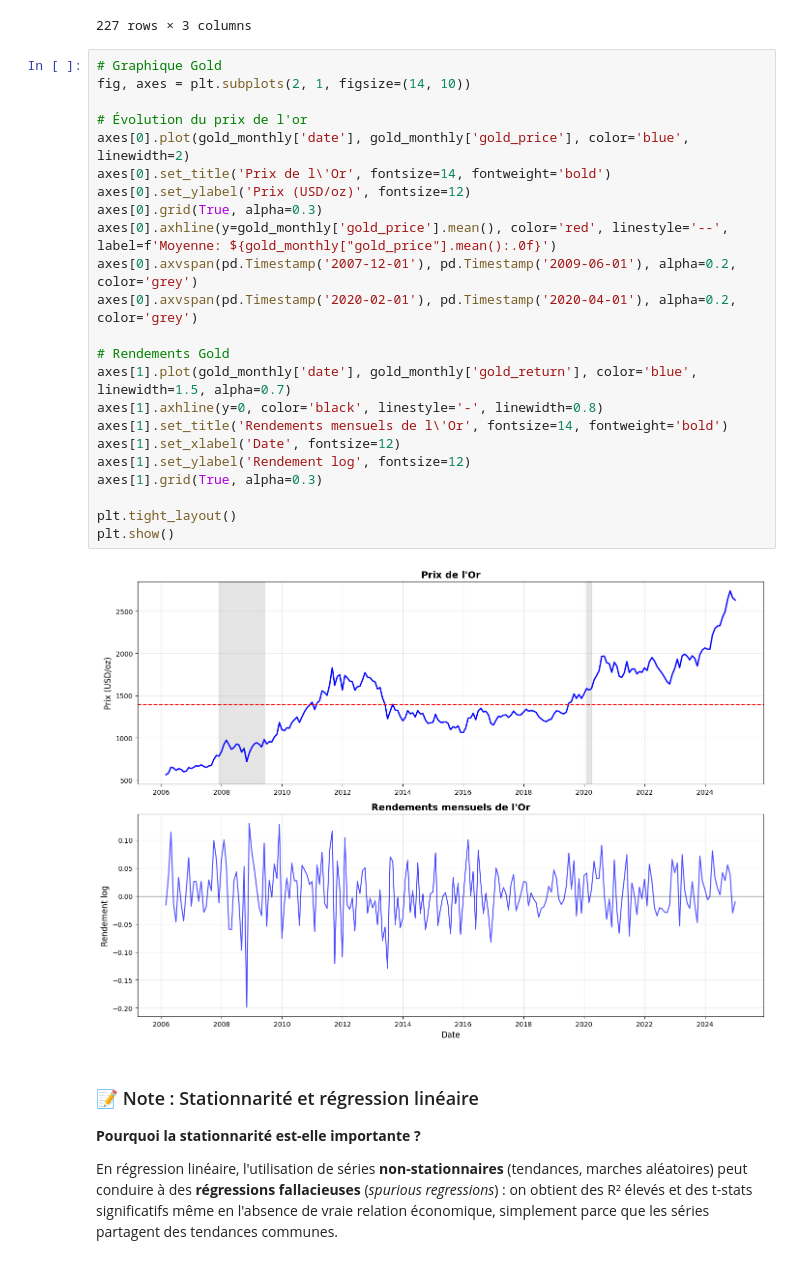
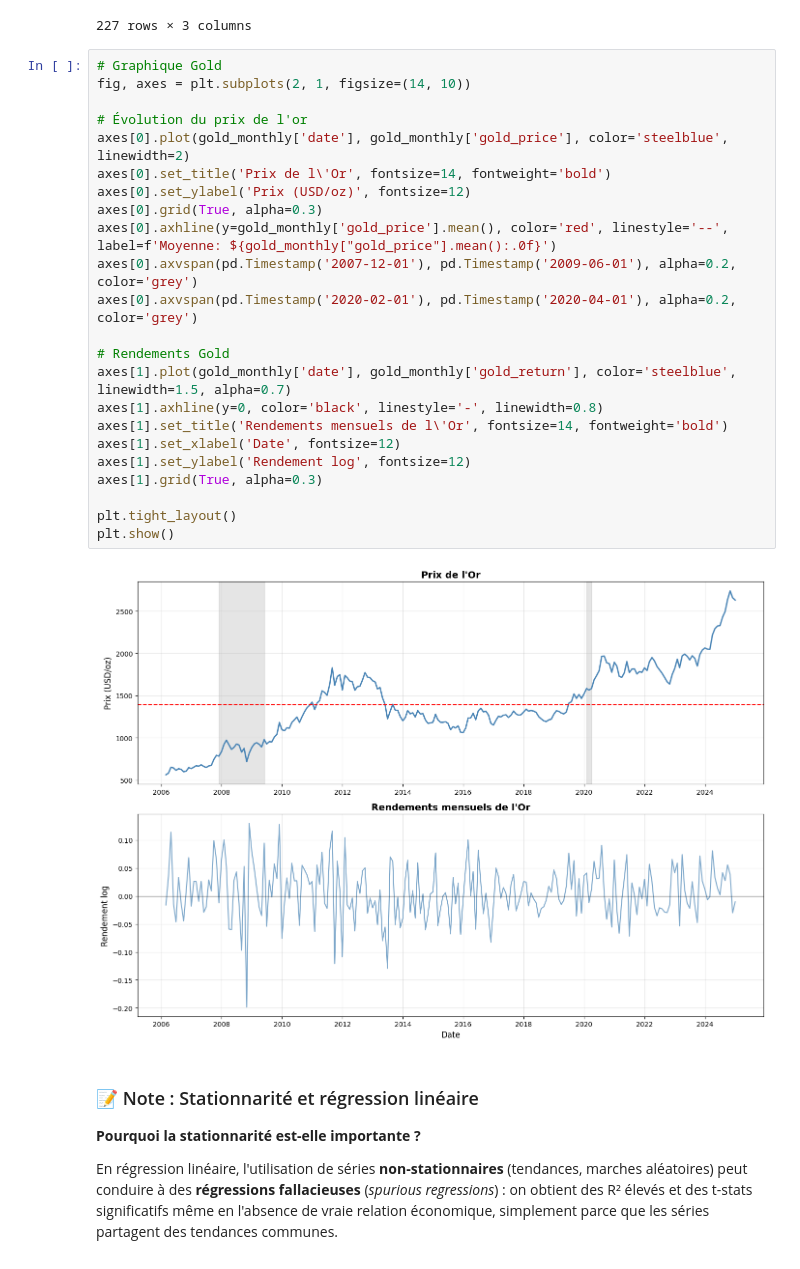
Before and after one commit to Lilas-Bertot/ETUDE-DE-CAS-2, a Jupyter notebook: Étude de cas 2.ipynb, the cells around one changed output. Cells and saved outputs as stored; diff of their text form.

```diff
--- a/Étude de cas 2.ipynb
+++ b/Étude de cas 2.ipynb
@@ -1034,28 +1034,28 @@ Name: gold_return, dtype: float64
 # %%
 # Graphique Gold
 fig, axes = plt.subplots(2, 1, figsize=(14, 10))
 
 # Évolution du prix de l'or
-axes[0].plot(gold_monthly['date'], gold_monthly['gold_price'], color='blue', linewidth=2)
+axes[0].plot(gold_monthly['date'], gold_monthly['gold_price'], color='steelblue', linewidth=2)
 axes[0].set_title('Prix de l\'Or', fontsize=14, fontweight='bold')
 axes[0].set_ylabel('Prix (USD/oz)', fontsize=12)
 axes[0].grid(True, alpha=0.3)
 axes[0].axhline(y=gold_monthly['gold_price'].mean(), color='red', linestyle='--', label=f'Moyenne: ${gold_monthly["gold_price"].mean():.0f}')
 axes[0].axvspan(pd.Timestamp('2007-12-01'), pd.Timestamp('2009-06-01'), alpha=0.2, color='grey')
 axes[0].axvspan(pd.Timestamp('2020-02-01'), pd.Timestamp('2020-04-01'), alpha=0.2, color='grey')
 
 # Rendements Gold
-axes[1].plot(gold_monthly['date'], gold_monthly['gold_return'], color='blue', linewidth=1.5, alpha=0.7)
+axes[1].plot(gold_monthly['date'], gold_monthly['gold_return'], color='steelblue', linewidth=1.5, alpha=0.7)
 axes[1].axhline(y=0, color='black', linestyle='-', linewidth=0.8)
 axes[1].set_title('Rendements mensuels de l\'Or', fontsize=14, fontweight='bold')
 axes[1].set_xlabel('Date', fontsize=12)
 axes[1].set_ylabel('Rendement log', fontsize=12)
 axes[1].grid(True, alpha=0.3)
 
 plt.tight_layout()
 plt.show()
 # %% [output]
-[figure, old version]
+[figure, new version]
 # %% [markdown]
 ### 📝 Note : Stationnarité et régression linéaire
 
```
Also changed, not shown: parts of 4 cells of this notebook.
